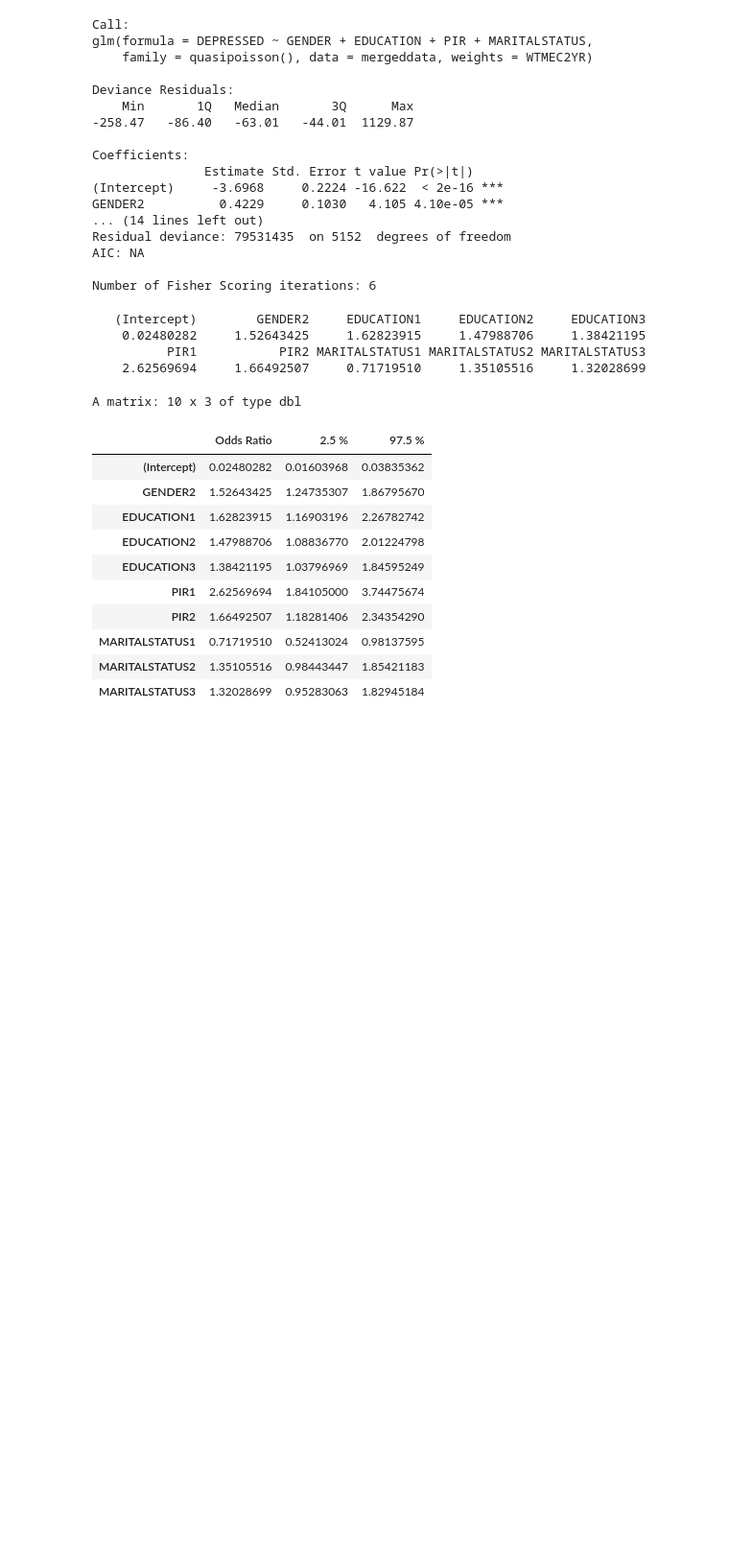
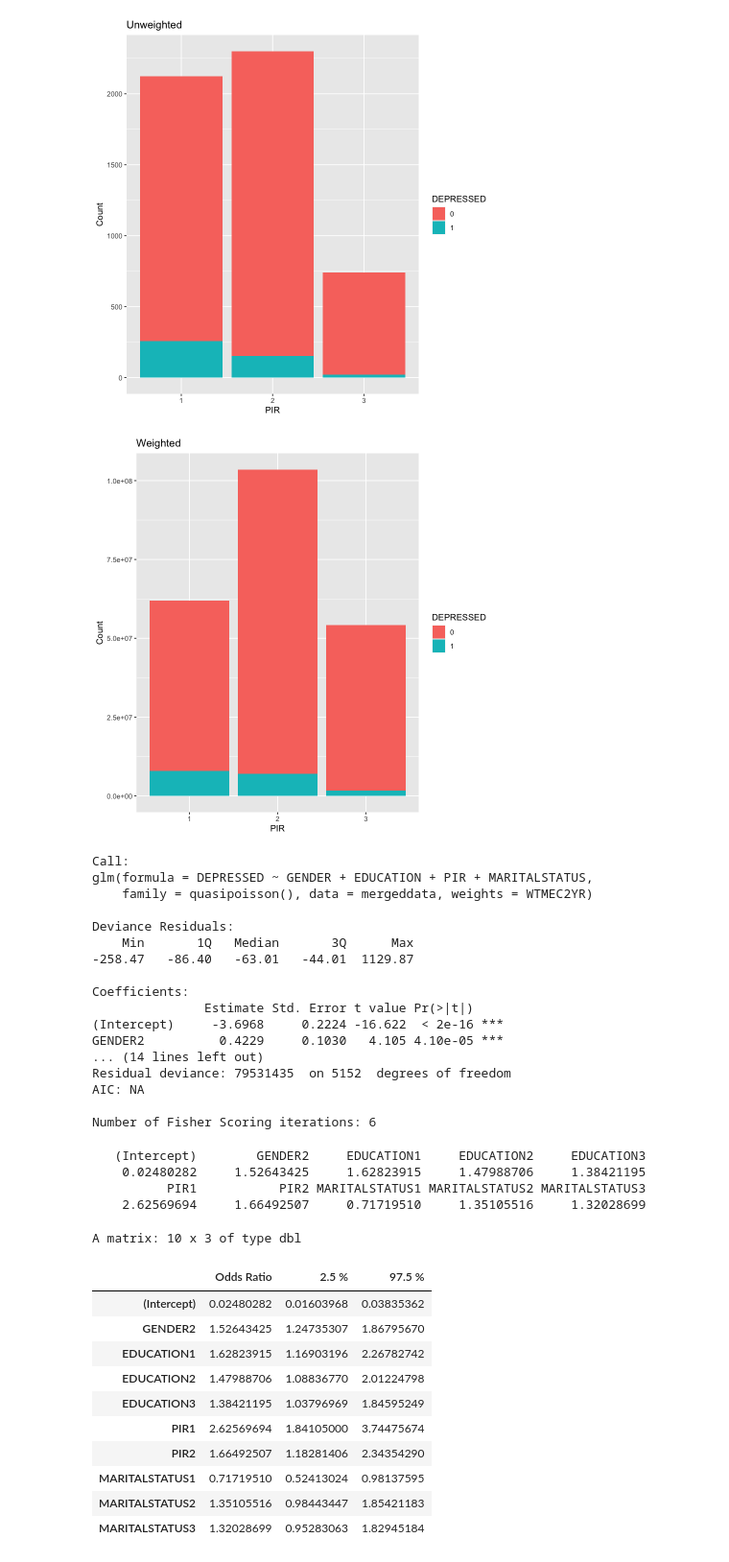
Before and after one commit to mbrumfield/NHANES-201516-DataAnalysis, a Jupyter notebook: data_analysis.ipynb, the cells around one changed output. Shown: that part at 96% size. Saved outputs shown, nothing was run; the diff lists cells and outputs as text; code cells hidden in the pictures; blank space fills up the shorter version.

```diff
--- a/data_analysis.ipynb
+++ b/data_analysis.ipynb
@@ -160,0 +265,10 @@ X-squared = 43.688, df = 3, p-value = 4.421e-05
+# %%
+# Display chi square test for PIR
+tables = getTables('PIR')
+
+# Display the unweighted table
+print('PIR Chi Square Test')
+print(tables$unweight)
+
+# Chi square test
+print(summary(tables$weight, statistic = "Chisq"))
@@ -161,3 +292,9 @@ X-squared = 43.688, df = 3, p-value = 4.421e-05
+# %%
+# Display weight charts for PIR
+get_graph('PIR', tables$unweight, tables$weight)
+# %% [output]
+[figure, added]
+[figure, added]
 # %%
 # model <- glm(DEPRESSED ~ GENDER + EDUCATION + PIR + MARITALSTATUS, family = "binomial", data = mergeddata, weights = WTMEC2YR)
 mergeddata$GENDER = as.factor(mergeddata$GENDER)
```
Also changed, not shown: parts of 14 cells of this notebook.
